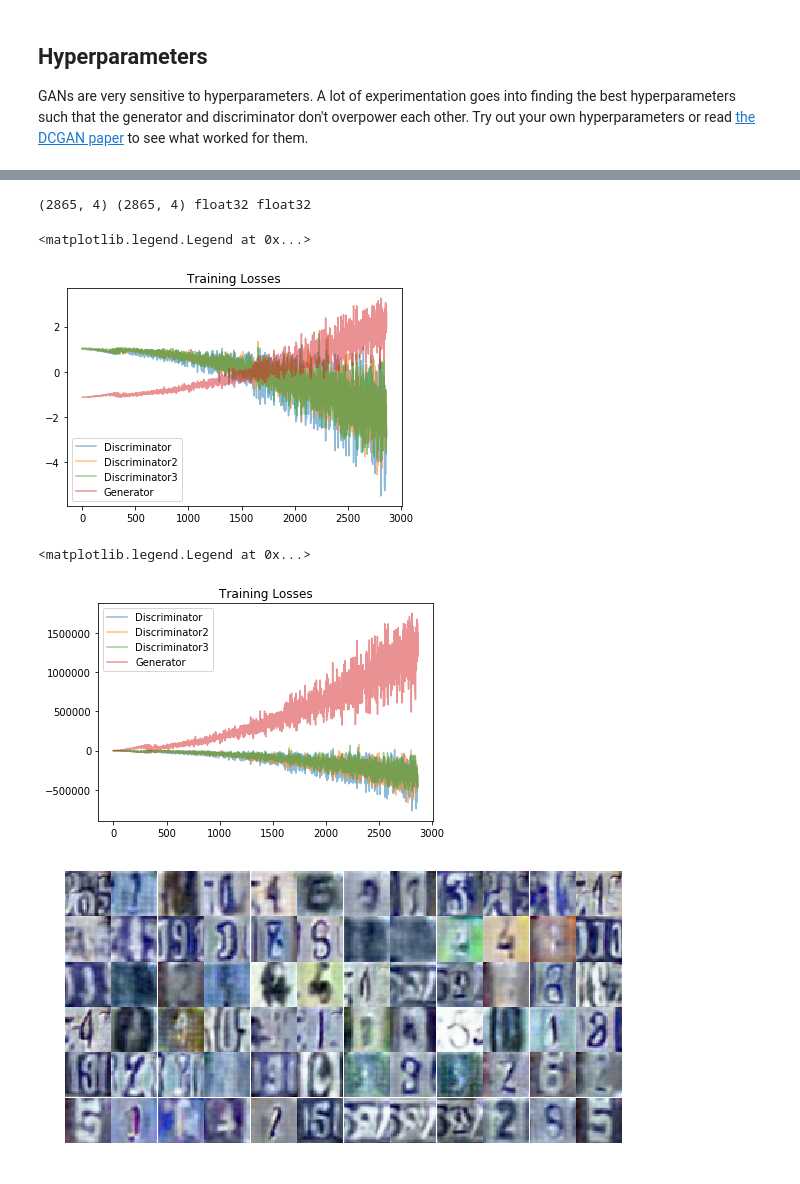
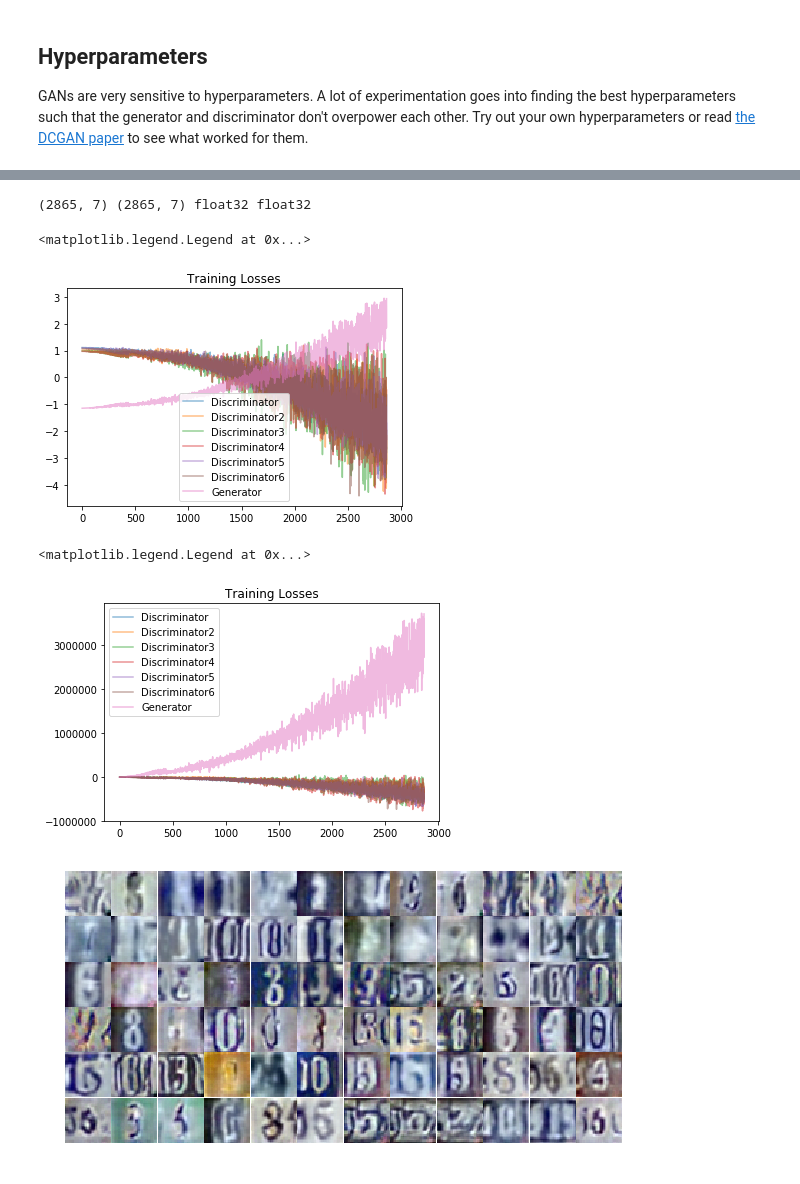
Before and after one commit to arasdar/GAN, a Jupyter notebook: AutoRQWGAN.ipynb, the cells around one changed output, grey strips where cells are left out. Drawn from its saved outputs; the diff is of its cells as text; code cells hidden in the pictures.

Commit message:
AutoRQWGAN is trained and tested successfully with six Ds.

```diff
--- a/AutoRQWGAN.ipynb
+++ b/AutoRQWGAN.ipynb
@@ -493,4 +493,4 @@ net = GAN(real_size=real_size, learning_rate=learning_rate, alpha=alpha, beta1=b
 
 dataset = Dataset(trainset, testset)
 # %%
-losses, samples = train(net=net, dataset=dataset, epochs=epochs, batch_size=batch_size, figsize=(10,5))
+# losses, samples = train(net=net, dataset=dataset, epochs=epochs, batch_size=batch_size, figsize=(10,5))
@@ -536,34 +497,40 @@ Epoch 100/100... Dloss: -416594.3750 D2loss: -304358.4688 D3loss: -350949.1562 G
 # %%
 fig, ax = plt.subplots()
 losses_ = np.array(losses)
 losses_norm = (losses_ - losses_.mean(axis=0))/losses_.std(axis=0)
 print(losses_.shape, losses_norm.shape, losses_norm.dtype, losses_norm.dtype)
 plt.plot(losses_norm.T[0], label='Discriminator', alpha=0.5)
 plt.plot(losses_norm.T[1], label='Discriminator2', alpha=0.5)
 plt.plot(losses_norm.T[2], label='Discriminator3', alpha=0.5)
-plt.plot(losses_norm.T[3], label='Generator', alpha=0.5)
+plt.plot(losses_norm.T[3], label='Discriminator4', alpha=0.5)
+plt.plot(losses_norm.T[4], label='Discriminator5', alpha=0.5)
+plt.plot(losses_norm.T[5], label='Discriminator6', alpha=0.5)
+plt.plot(losses_norm.T[6], label='Generator', alpha=0.5)
 plt.title("Training Losses")
 plt.legend()
 # %% [output]
-(2865, 4) (2865, 4) float32 float32
+(2865, 7) (2865, 7) float32 float32
 <matplotlib.legend.Legend at 0x...>
-[figure, old version]
+[figure, new version]
 # %%
 fig, ax = plt.subplots()
-losses_ = np.array(losses)
-plt.plot(losses_.T[0], label='Discriminator', alpha=0.5)
-plt.plot(losses_.T[1], label='Discriminator2', alpha=0.5)
-plt.plot(losses_.T[2], label='Discriminator3', alpha=0.5)
-plt.plot(losses_.T[3], label='Generator', alpha=0.5)
+losses_norm = np.array(losses)
+plt.plot(losses_norm.T[0], label='Discriminator', alpha=0.5)
+plt.plot(losses_norm.T[1], label='Discriminator2', alpha=0.5)
+plt.plot(losses_norm.T[2], label='Discriminator3', alpha=0.5)
+plt.plot(losses_norm.T[3], label='Discriminator4', alpha=0.5)
+plt.plot(losses_norm.T[4], label='Discriminator5', alpha=0.5)
+plt.plot(losses_norm.T[5], label='Discriminator6', alpha=0.5)
+plt.plot(losses_norm.T[6], label='Generator', alpha=0.5)
 plt.title("Training Losses")
 plt.legend()
 # %% [output]
 <matplotlib.legend.Legend at 0x...>
-[figure, old version]
+[figure, new version]
 # %%
 _ = view_samples(-1, samples, 6, 12, figsize=(10,5))
 # %% [output]
-[figure, old version]
+[figure, new version]
 # %%
 _ = view_samples(-1, samples, 6, 12, figsize=(10,5))
 # %% [output]
```
Also changed, not shown: parts of 10 cells of this notebook.
